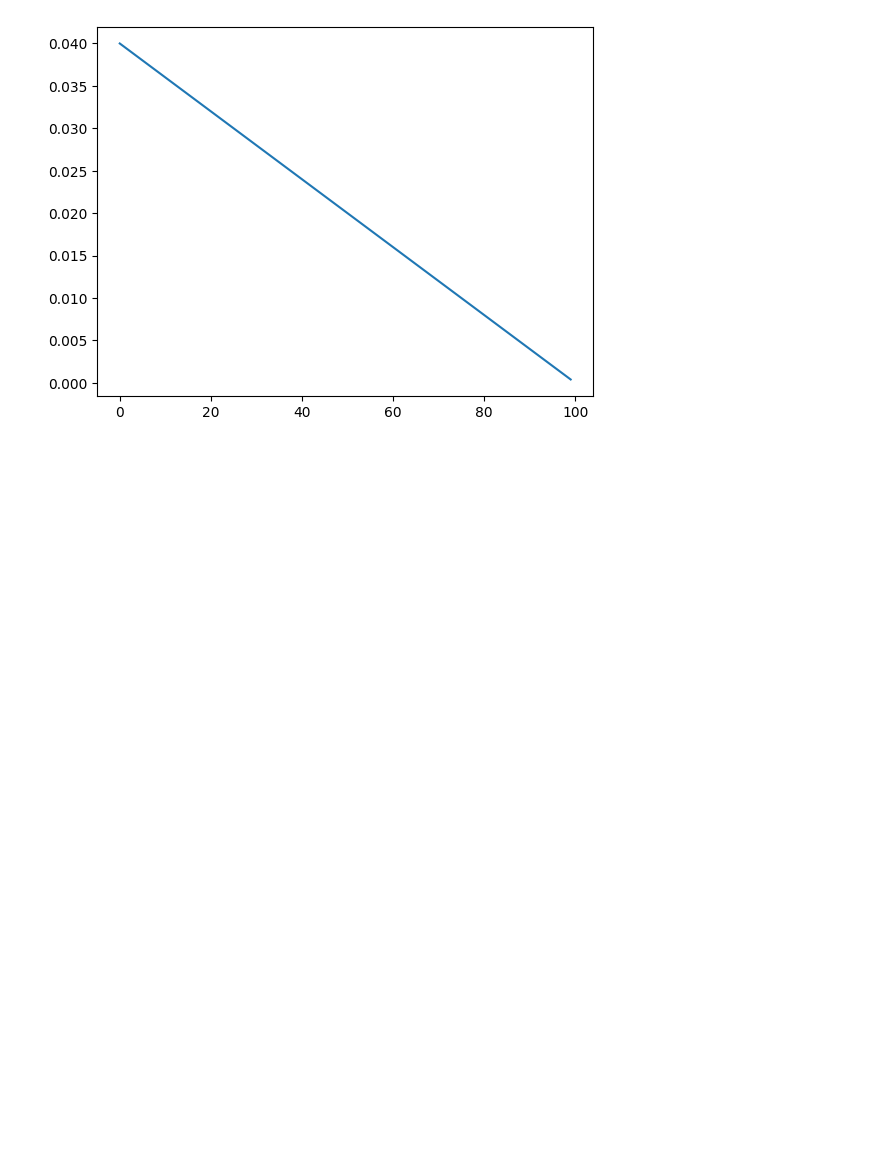
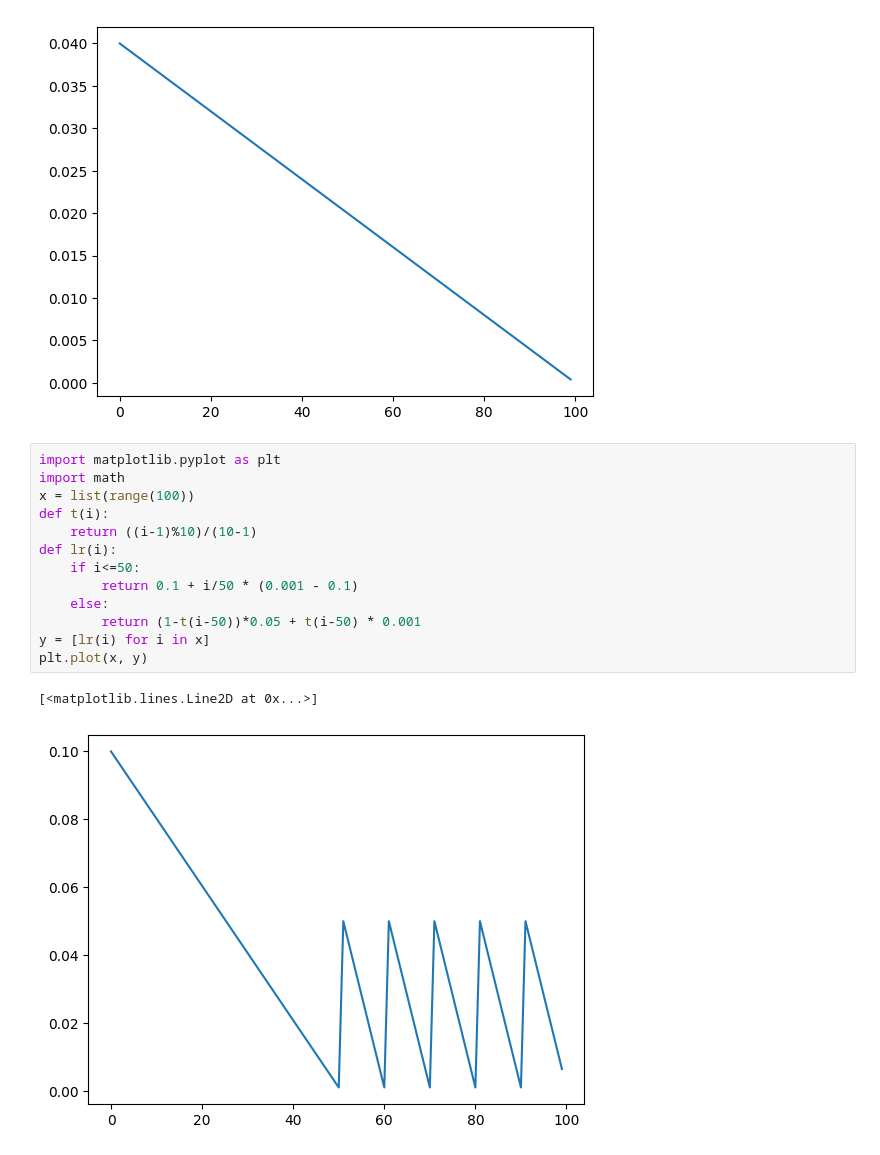
Before and after one commit to psFournier/dl_toolbox, a Jupyter notebook: dl_toolbox/utils/test_learning_rates.ipynb, the cells around one changed output. Cells and saved outputs as stored; diff of their text form; blank space fills up the shorter version.

```diff
--- a/dl_toolbox/utils/test_learning_rates.ipynb
+++ b/dl_toolbox/utils/test_learning_rates.ipynb
@@ -26,3 +26,19 @@ plt.plot(x, y)
 # %% [output]
 [<matplotlib.lines.Line2D at 0x...>]
 [figure]
+# %%
+import matplotlib.pyplot as plt
+import math
+x = list(range(100))
+def t(i):
+    return ((i-1)%10)/(10-1)
+def lr(i):
+    if i<=50:
+        return 0.1 + i/50 * (0.001 - 0.1)
+    else:
+        return (1-t(i-50))*0.05 + t(i-50) * 0.001
+y = [lr(i) for i in x]
+plt.plot(x, y)
+# %% [output]
+[<matplotlib.lines.Line2D at 0x...>]
+[figure, added]
```
Also changed, not shown: parts of 3 cells of this notebook, 26 other files.
